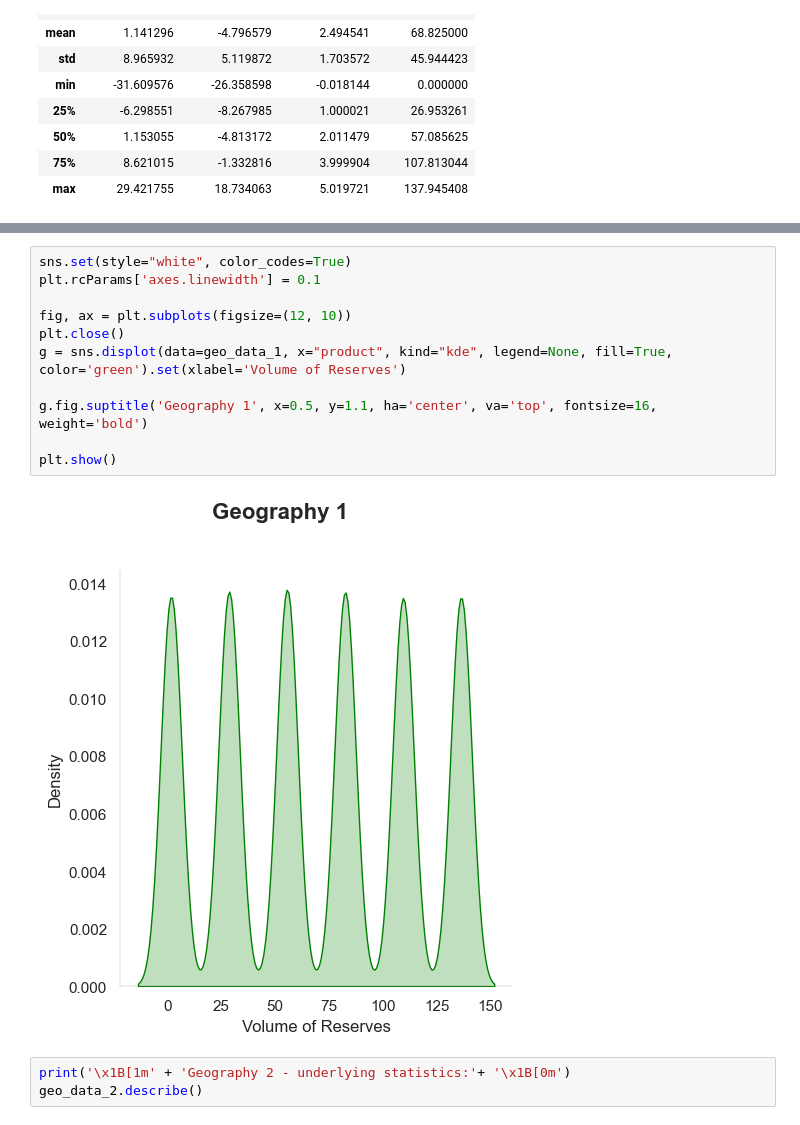
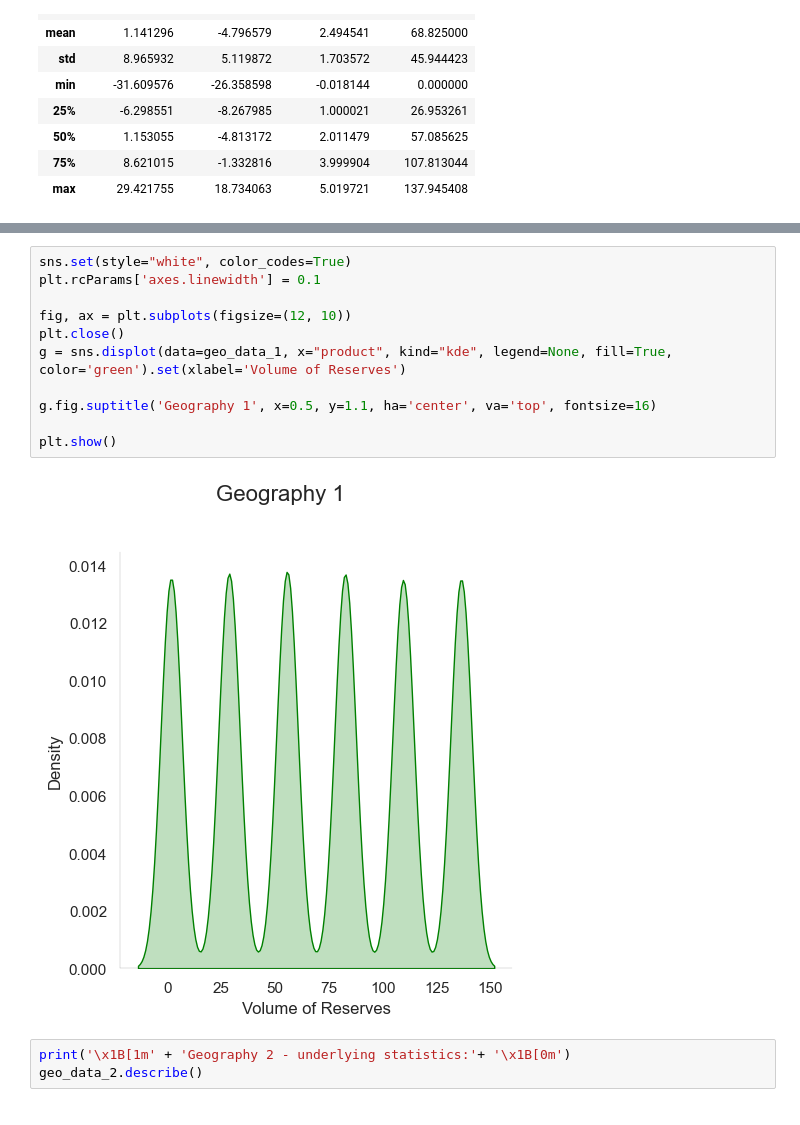
Before and after one commit to mattamx/Projects, a Jupyter notebook: TripleTen Projects/Sprint 9 - Machine Learning in Business/ML in Business v2.ipynb, the cells around one changed output, grey strips where cells are left out. Drawn from its saved outputs; the diff is of its cells as text.

```diff
--- a/TripleTen Projects/Sprint 9 - Machine Learning in Business/ML in Business v2.ipynb
+++ b/TripleTen Projects/Sprint 9 - Machine Learning in Business/ML in Business v2.ipynb
@@ -173,16 +173,16 @@ plt.show()
 # %%
 sns.set(style="white", color_codes=True)
 plt.rcParams['axes.linewidth'] = 0.1
 
 fig, ax = plt.subplots(figsize=(12, 10))
 plt.close()
 g = sns.displot(data=geo_data_1, x="product", kind="kde", legend=None, fill=True, color='green').set(xlabel='Volume of Reserves')
 
-g.fig.suptitle('Geography 1', x=0.5, y=1.1, ha='center', va='top', fontsize=16, weight='bold')
+g.fig.suptitle('Geography 1', x=0.5, y=1.1, ha='center', va='top', fontsize=16)
 
 plt.show()
 # %% [output]
-[figure, old version]
+[figure, new version]
 # %%
 print('\x1B[1m' + 'Geography 2 - underlying statistics:'+ '\x1B[0m')
 geo_data_2.describe()
```
Also changed, not shown: parts of 15 cells of this notebook, 1 other file.
